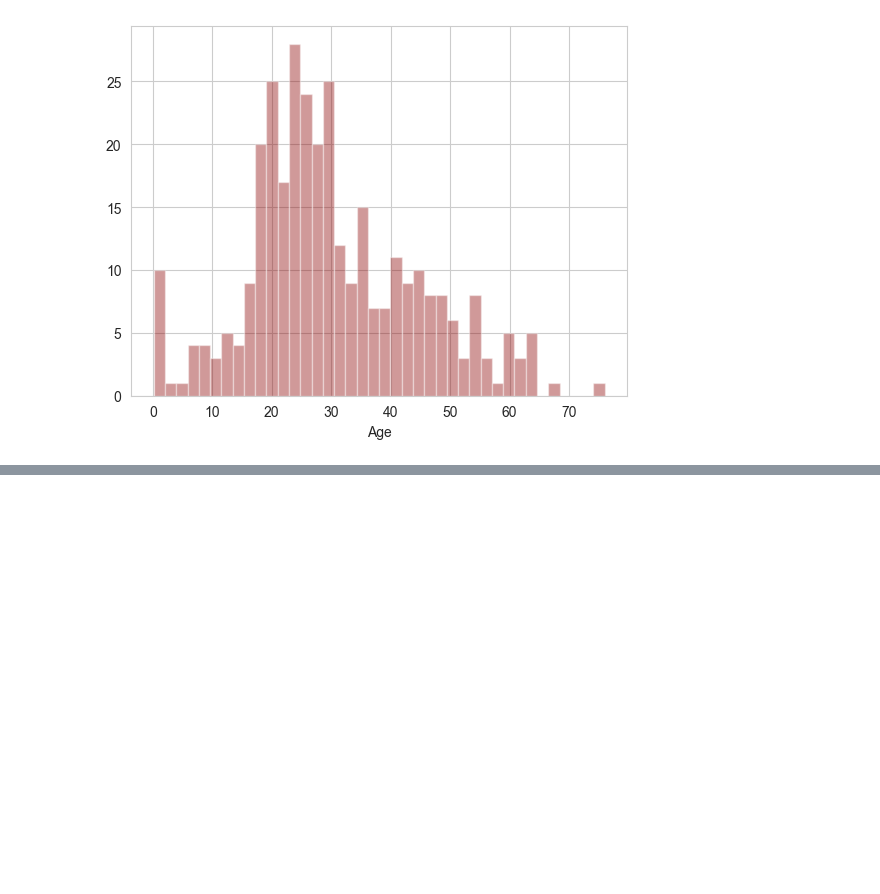
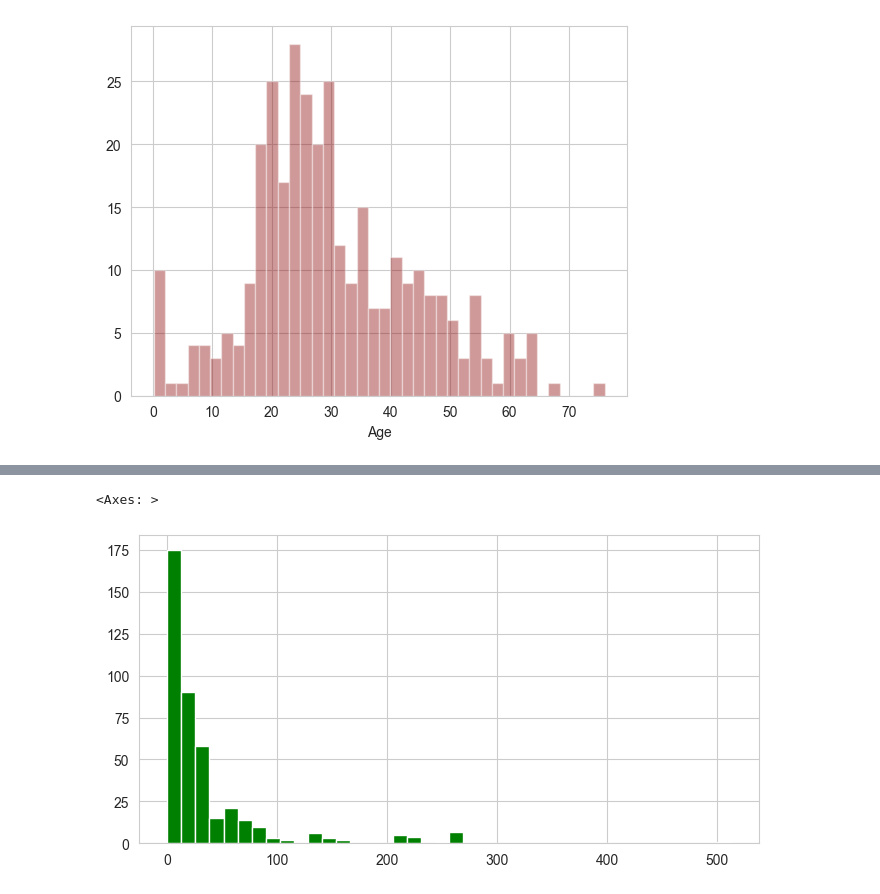
Before and after one commit to kartikmehta18/learn-python, a Jupyter notebook: ml/ExploratoryDataAnalysis.ipynb, the cells around one changed output, grey strips where cells are left out. Cells and saved outputs as stored; diff of their text form; code cells hidden in the pictures; blank space fills up the shorter version.

```diff
--- a/ml/ExploratoryDataAnalysis.ipynb
+++ b/ml/ExploratoryDataAnalysis.ipynb
@@ -76,0 +87,5 @@ https://gist.github.com/mwaskom/de44147ed2974457ad6372750bbe5751
+# %%
+train['Fare'].hist(color='green',bins=40 ,figsize=(8,4))
+# %% [output]
+<Axes: >
+[figure, added]
```
Also changed, not shown: parts of 15 cells of this notebook.
